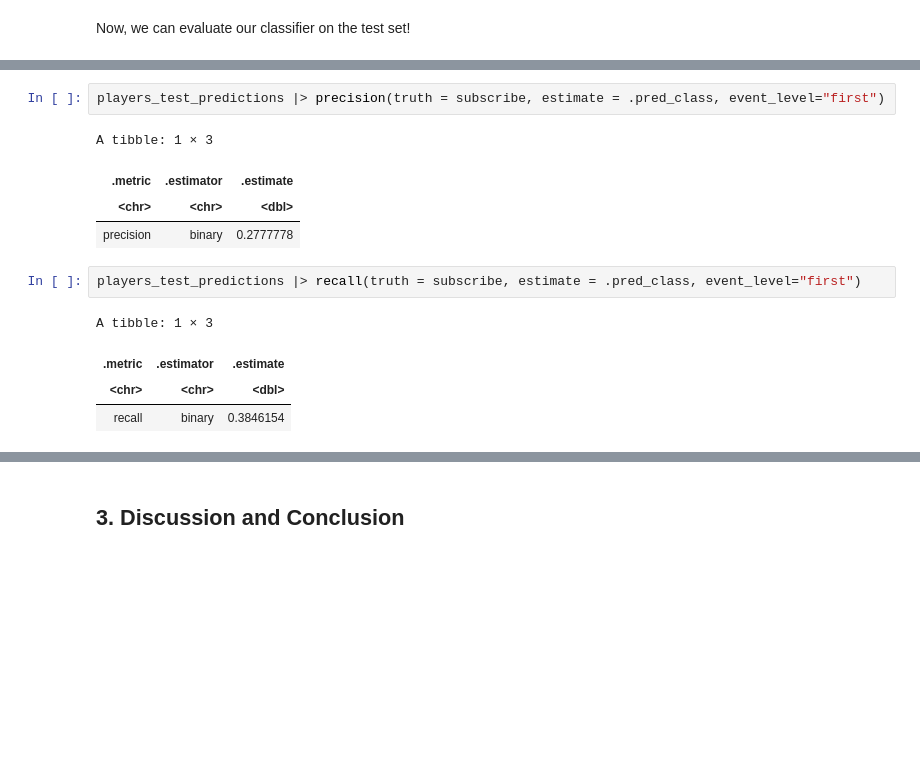
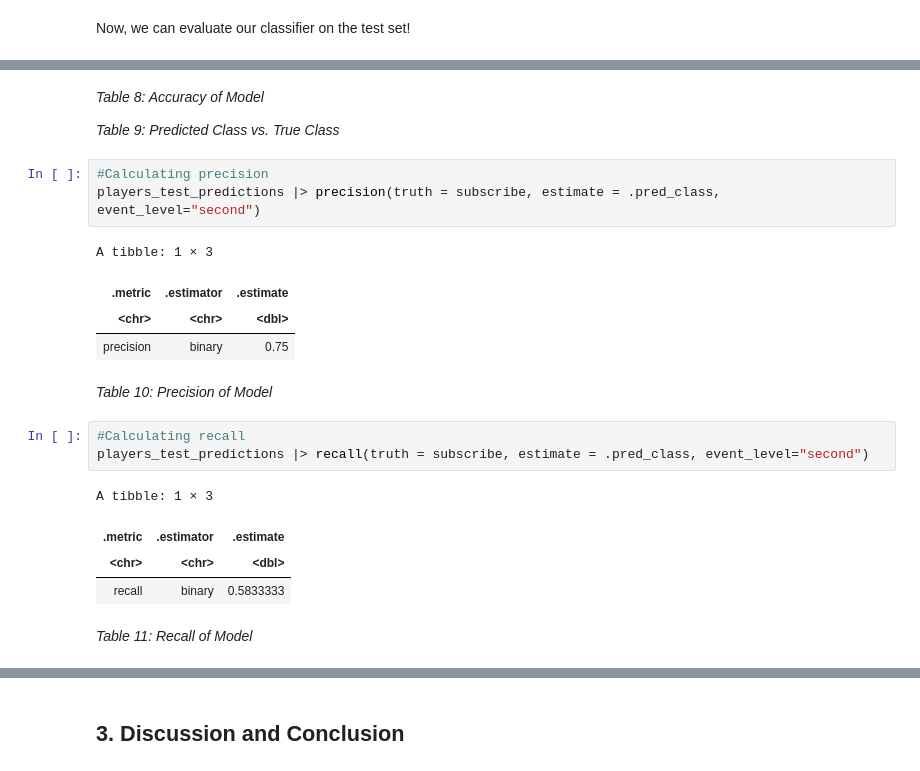
Before and after one commit to strikerjoseph734-glitch/final_project, a Jupyter notebook: final_project.ipynb, the cells around one changed output, grey strips where cells are left out. Cells and saved outputs as stored; diff of their text form; blank space fills up the shorter version.

```diff
--- a/final_project.ipynb
+++ b/final_project.ipynb
@@ -392,18 +412,28 @@ A tibble: 10 × 4
 | TRUE | TRUE | 0.1 | 23 |
 | TRUE | TRUE | 0.1 | 15 |
 | TRUE | TRUE | 53.9 | 17 |
+# %% [markdown]
+*Table 8: Accuracy of Model*
+
+*Table 9: Predicted Class vs. True Class*
 # %%
-players_test_predictions |> precision(truth = subscribe, estimate = .pred_class, event_level="first")
+#Calculating precision
+players_test_predictions |> precision(truth = subscribe, estimate = .pred_class, event_level="second")
 # %% [output]
 A tibble: 1 × 3
 | .metric | .estimator | .estimate |
 | <chr> | <chr> | <dbl> |
-| precision | binary | 0.2777778 |
+| precision | binary | 0.75 |
+# %% [markdown]
+*Table 10: Precision of Model*
 # %%
-players_test_predictions |> recall(truth = subscribe, estimate = .pred_class, event_level="first")
+#Calculating recall
+players_test_predictions |> recall(truth = subscribe, estimate = .pred_class, event_level="second")
 # %% [output]
 A tibble: 1 × 3
 | .metric | .estimator | .estimate |
 | <chr> | <chr> | <dbl> |
-| recall | binary | 0.3846154 |
+| recall | binary | 0.5833333 |
+# %% [markdown]
+*Table 11: Recall of Model*
 # %%
```
Also changed, not shown: parts of 32 cells of this notebook.
